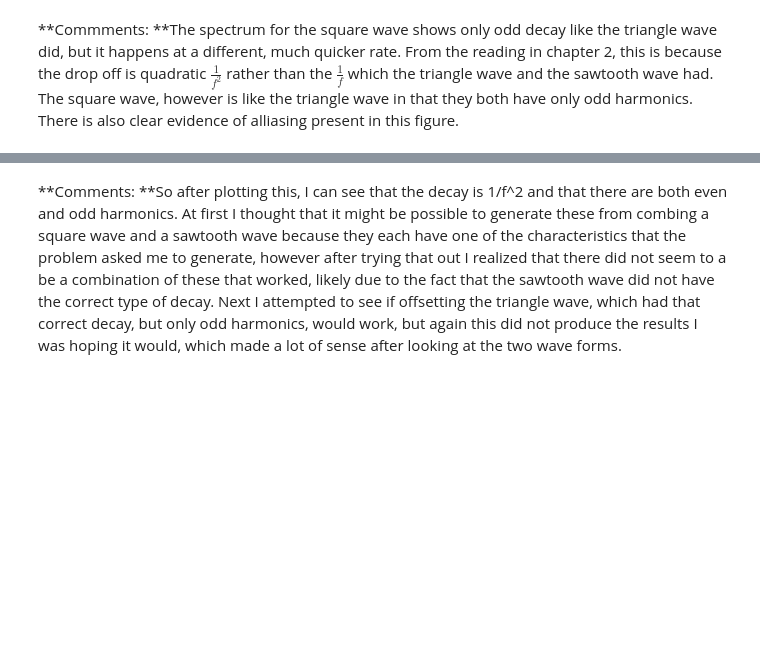
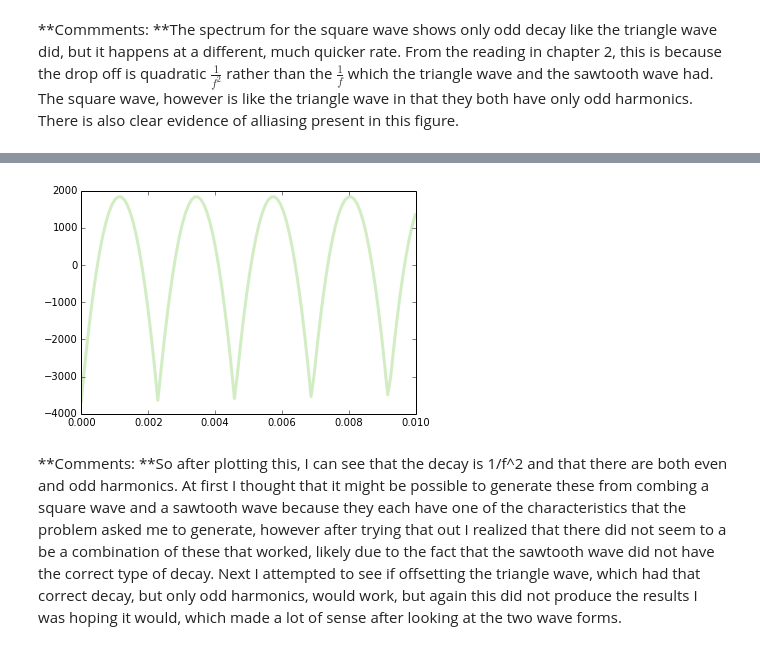
Before and after one commit to lvanderlyn/ThinkDSP, a Jupyter notebook: code/ps01.ipynb, the cells around one changed output, grey strips where cells are left out. Drawn from its saved outputs; the diff is of its cells as text; code cells hidden in the pictures; blank space fills up the shorter version.

```diff
--- a/code/ps01.ipynb
+++ b/code/ps01.ipynb
@@ -169,3 +179,9 @@ test.plot()
+# %%
+wave = test.make_wave()
+wave = wave.segment(start=0, duration=0.01)
+wave.plot()
+# %% [output]
+[figure, added]
 # %% [markdown]
 **Comments: **So after plotting this, I can see that the decay is 1/f^2 and that there are both even and odd harmonics. At first I thought that it might be possible to generate these from combing a square wave and a sawtooth wave because they each have one of the characteristics that the problem asked me to generate, however after trying that out I realized that there did not seem to a be a combination of these that worked, likely due to the fact that the sawtooth wave did not have the correct type of decay. Next I attempted to see if offsetting the triangle wave, which had that correct decay, but only odd harmonics, would work, but again this did not produce the results I was hoping it would, which made a lot of sense after looking at the two wave forms.
 # %% [markdown]
```
Also changed, not shown: parts of 21 cells of this notebook.
